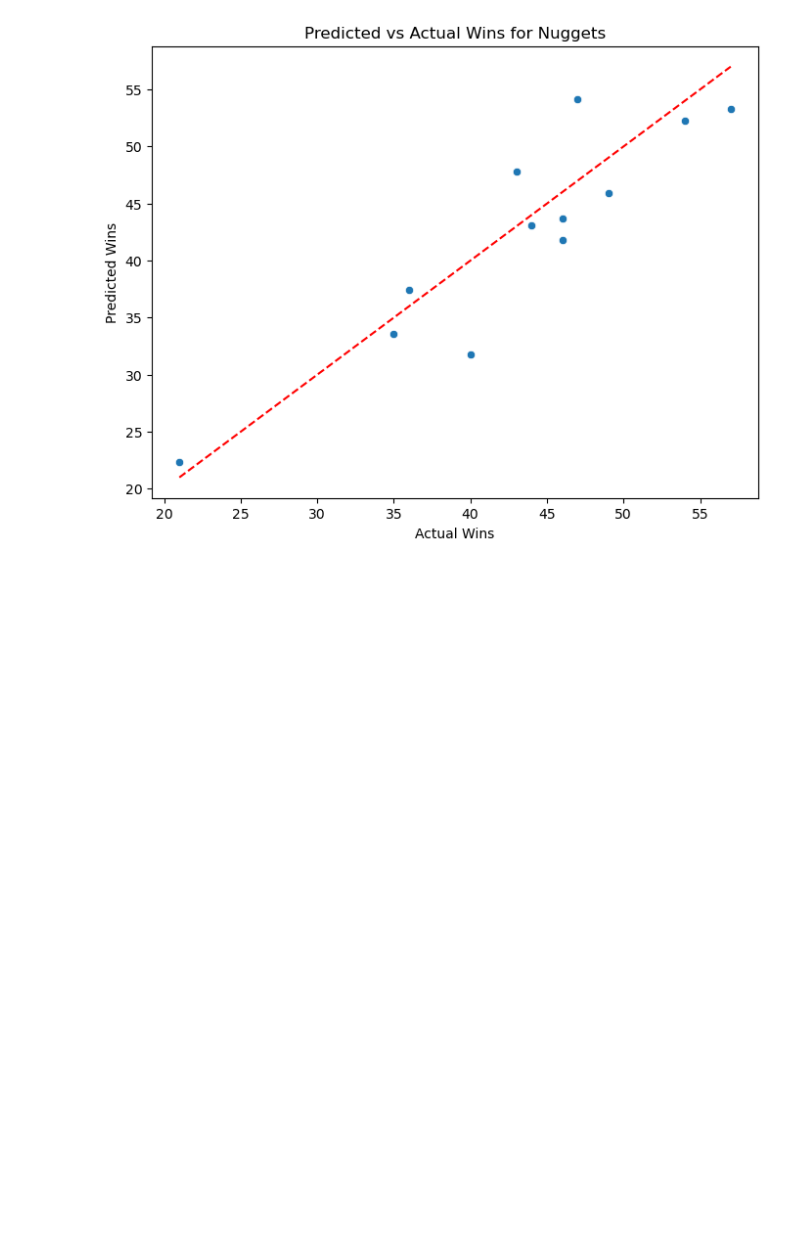
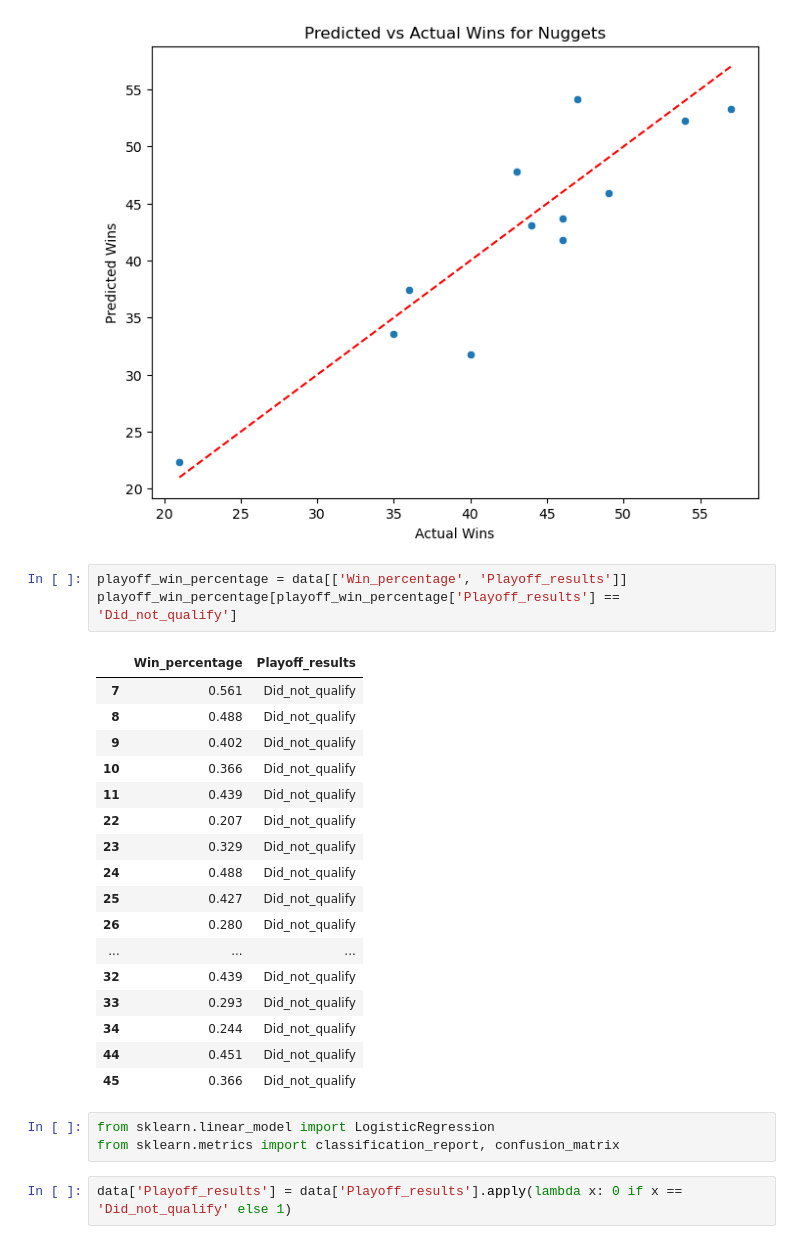
Before and after one commit to cchum/nugget-machine-learning-, a Jupyter notebook: data nuggets/nuggets.ipynb, the cells around one changed output. Cells and saved outputs as stored; diff of their text form; blank space fills up the shorter version.

Commit message:
logistic try 1

```diff
--- a/data nuggets/nuggets.ipynb
+++ b/data nuggets/nuggets.ipynb
@@ -219,3 +238,29 @@ plt.title('Predicted vs Actual Wins for Nuggets')
 plt.show()
 # %% [output]
 [figure]
+# %%
+playoff_win_percentage = data[['Win_percentage', 'Playoff_results']]
+playoff_win_percentage[playoff_win_percentage['Playoff_results'] == 'Did_not_qualify']
+# %% [output]
+|  | Win_percentage | Playoff_results |
+| 7 | 0.561 | Did_not_qualify |
+| 8 | 0.488 | Did_not_qualify |
+| 9 | 0.402 | Did_not_qualify |
+| 10 | 0.366 | Did_not_qualify |
+| 11 | 0.439 | Did_not_qualify |
+| 22 | 0.207 | Did_not_qualify |
+| 23 | 0.329 | Did_not_qualify |
+| 24 | 0.488 | Did_not_qualify |
+| 25 | 0.427 | Did_not_qualify |
+| 26 | 0.280 | Did_not_qualify |
+| ... | ... | ... |
+| 32 | 0.439 | Did_not_qualify |
+| 33 | 0.293 | Did_not_qualify |
+| 34 | 0.244 | Did_not_qualify |
+| 44 | 0.451 | Did_not_qualify |
+| 45 | 0.366 | Did_not_qualify |
+# %%
+from sklearn.linear_model import LogisticRegression
+from sklearn.metrics import classification_report, confusion_matrix
+# %%
+data['Playoff_results'] = data['Playoff_results'].apply(lambda x: 0 if x == 'Did_not_qualify' else 1)
```
Also changed, not shown: parts of 5 cells of this notebook.
